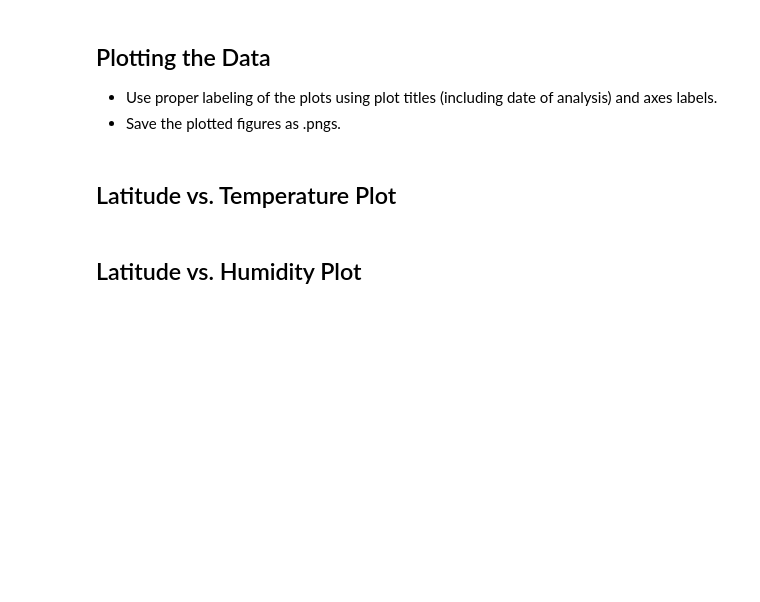
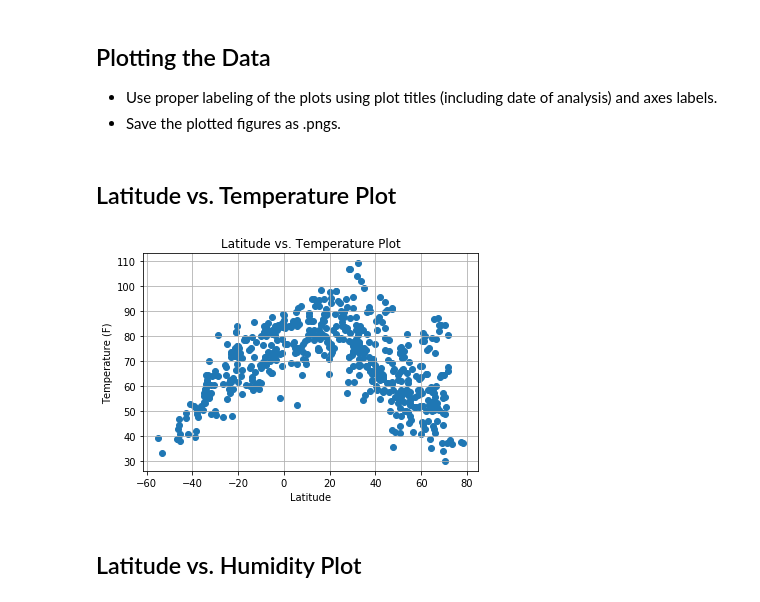
Before and after one commit to LanaPal/Python_APIs_Hwork, a Jupyter notebook: WeatherPy/WeatherPy.ipynb, the cells around one changed output. Drawn from its saved outputs; the diff is of its cells as text; code cells hidden in the pictures; blank space fills up the shorter version.

Commit message:
added plots

```diff
--- a/WeatherPy/WeatherPy.ipynb
+++ b/WeatherPy/WeatherPy.ipynb
@@ -171,19 +197,21 @@ Skip this step if there are no cities that have humidity > 100%.
 ## Latitude vs. Temperature Plot
 # %%
 # Build a scatter plot Lat vs Temp
-plt.scatter(weather_data_df["lat"], weather_data_df["temp"], marker="o")
+plt.scatter(weather_data_fin_df["lat"], weather_data_fin_df["temp"], marker="o")
 
 # Incorporate the other graph properties
 plt.title("Latitude vs. Temperature Plot")
 plt.ylabel("Temperature (F)")
 plt.xlabel("Latitude")
 plt.grid(True)
 
 # Save the figure
 plt.savefig("LatitudeVsTemperaturePlot.png")
 
 # Show plot
 plt.show()
+# %% [output]
+[figure, added]
 # %% [markdown]
 ## Latitude vs. Humidity Plot
 # %%
```
Also changed, not shown: parts of 16 cells of this notebook, 4 other files.
